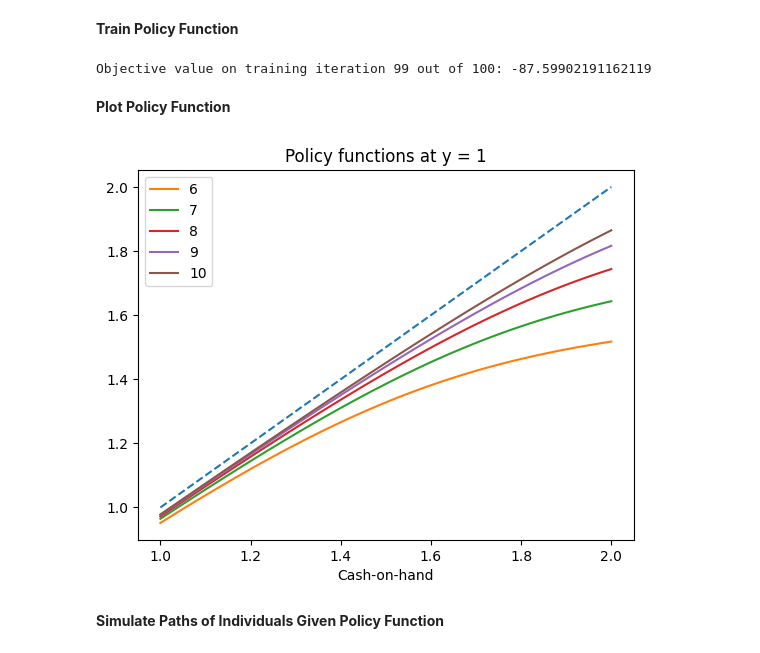
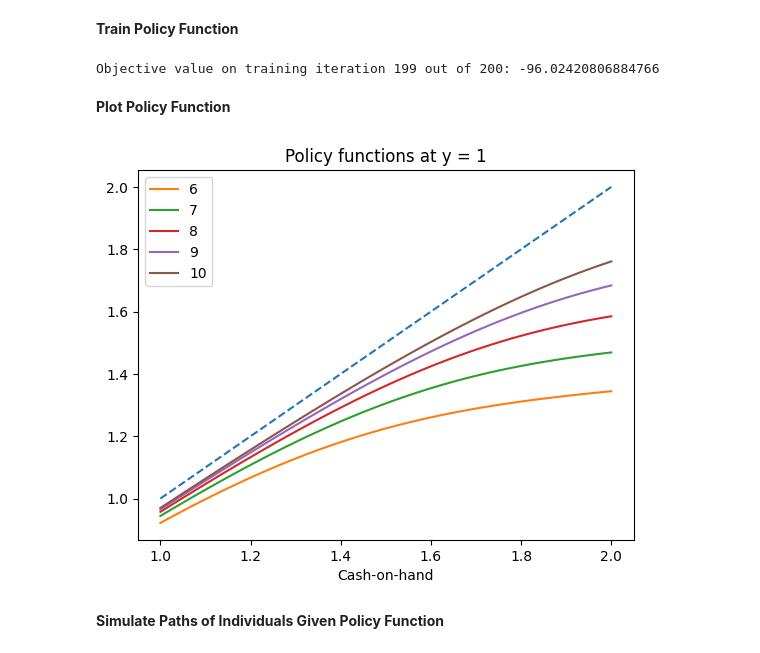
Before and after one commit to marcdelabarrera/nndp, a Jupyter notebook: docs/source/notebooks/income_fluctuations/main.ipynb, the cells around one changed output. Cells and saved outputs as stored; diff of their text form; code cells hidden in the pictures.

```diff
--- a/docs/source/notebooks/income_fluctuations/main.ipynb
+++ b/docs/source/notebooks/income_fluctuations/main.ipynb
@@ -46,27 +43,27 @@ params = nndp.core.train(key = subkey,
                T = T,
                N_simul = 1,
                batch_size = 250,
-               N_iter = 100,
+               N_iter = 200,
                optimizer = optax.adam(1e-3)
                )
 # %% [output]
-Objective value on training iteration 99 out of 100: -87.59902191162119
+Objective value on training iteration 199 out of 200: -96.02420806884766
 # %% [markdown]
 **Plot Policy Function**
 # %%
 a = jnp.linspace(0,1)
 y_plot = 1
 fig, ax = plt.subplots()
 ax.plot(a + y_plot, a + y_plot, ls = '--')
 for t in range(T-4, T+1):
-    s = jnp.column_stack(([t] * len(a), [y_plot] * len(a), a))
+    s = jnp.column_stack((jnp.full(len(a),t), jnp.full(len(a),y_plot), a))
     ax.plot(a + y_plot, policy(s, params, nn), label = f'{t}')
 ax.legend()
 ax.set(xlabel='Cash-on-hand')
 ax.set(title=f'Policy functions at y = {y_plot}')
 plt.show()
 # %% [output]
-[figure, old version]
+[figure, new version]
 # %% [markdown]
 **Simulate Paths of Individuals Given Policy Function**
 # %%
```
Also changed, not shown: parts of 1 cell of this notebook, 1 other file.
